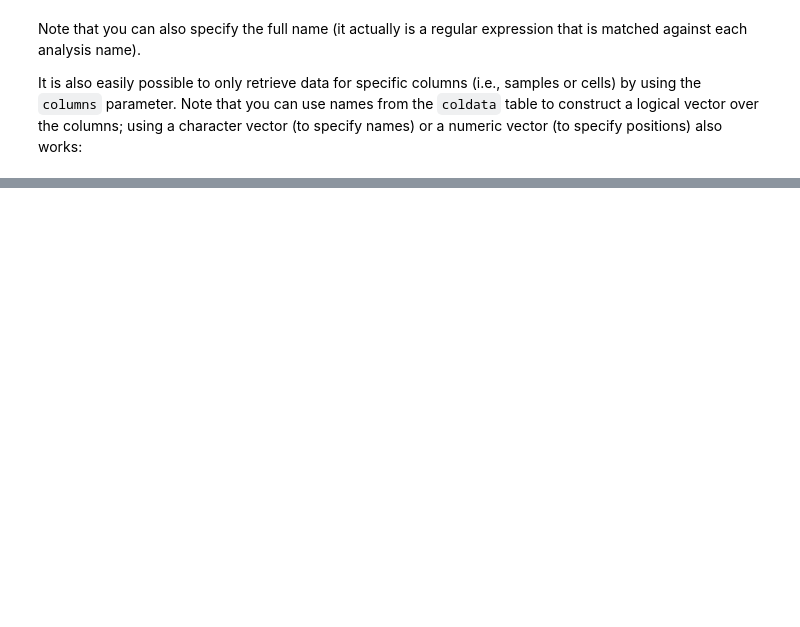
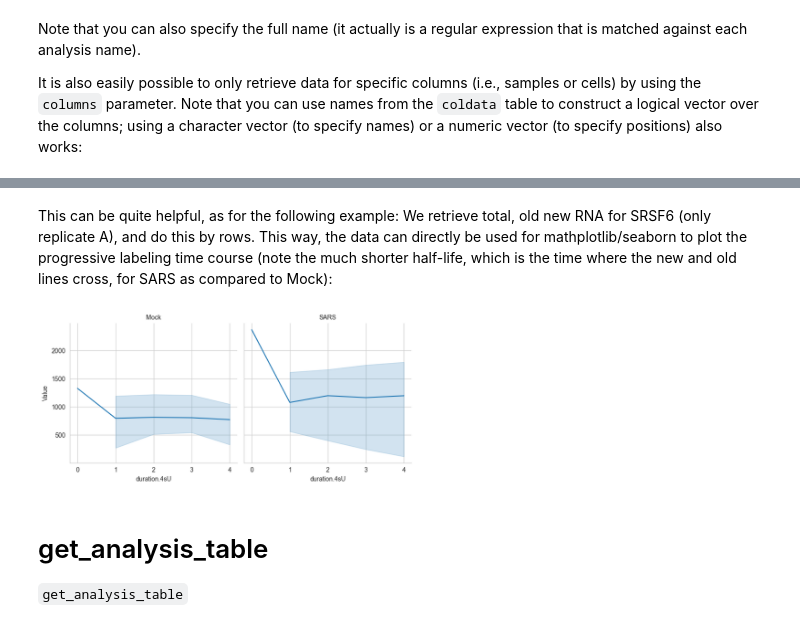
Before and after one commit to maus2310/GrandPy, a Jupyter notebook: docs/notebooks/notebook_04_working_with_data_matrices_and_analysis_results.ipynb, the cells around one changed output, grey strips where cells are left out. Cells and saved outputs as stored; diff of their text form; code cells hidden in the pictures; blank space fills up the shorter version.

```diff
--- a/docs/notebooks/notebook_04_working_with_data_matrices_and_analysis_results.ipynb
+++ b/docs/notebooks/notebook_04_working_with_data_matrices_and_analysis_results.ipynb
@@ -190,0 +566,21 @@ It is also easily possible to only retrieve data for specific columns (i.e., sam
+# %% [markdown]
+This can be quite helpful, as for the following example: We retrieve total, old new RNA for SRSF6 (only replicate A), and do this by rows. This way, the data can directly be used for mathplotlib/seaborn to plot the progressive labeling time course (note the much shorter half-life, which is the time where the new and old lines cross, for SARS as compared to Mock):
+# %%
+df = sars.get_data(mode_slot = ["old_norm", "new_norm", "total_norm"], genes = "SRSF6",
+                   columns = sars.coldata["Replicate"] == "A", by_rows = True)
+
+g = sns.FacetGrid(df, col= "Condition", col_wrap=4, height=4, sharey=True)
+
+g.map(sns.lineplot, 'duration.4sU', 'Value')
+
+g.add_legend()
+g.set_axis_labels("duration.4sU", "Value")
+g.set_titles(col_template="{col_name}")
+
+plt.tight_layout()
+plt.show()
+# %% [output]
+[figure, added]
+# %% [markdown]
+# get_analysis_table
+`get_analysis_table`
```
Also changed, not shown: parts of 52 cells of this notebook, 1 other file.
